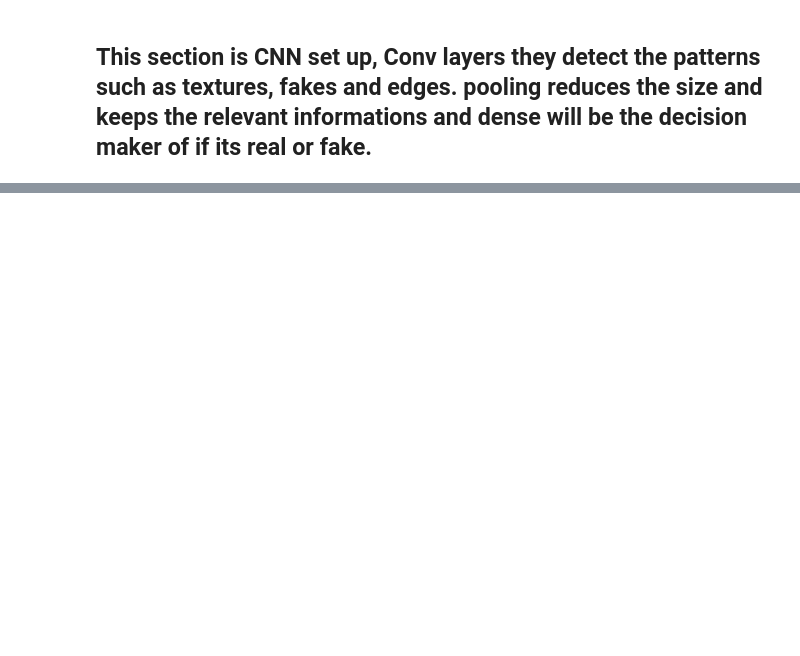
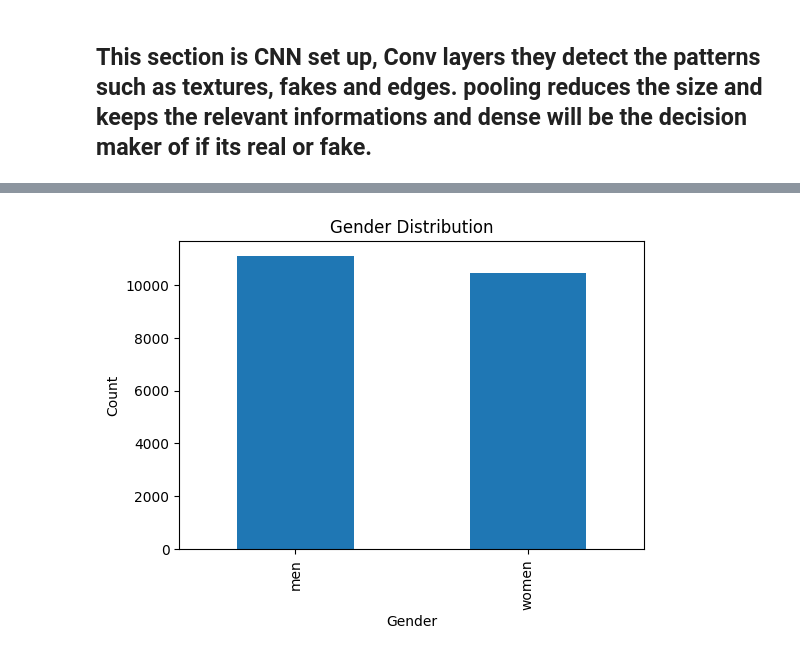
Before and after one commit to ayanamesu/Deep-Learning-for-Face-Spoofing-Detection, a Jupyter notebook: face_spoofing.ipynb, the cells around one changed output, grey strips where cells are left out. Drawn from its saved outputs; the diff is of its cells as text; code cells hidden in the pictures; blank space fills up the shorter version.

```diff
--- a/face_spoofing.ipynb
+++ b/face_spoofing.ipynb
@@ -318,0 +462,13 @@ NameError: name 'y_test' is not defined
+# %%
+gender_counts = df['gender'].value_counts()
+
+plt.figure(figsize=(6,4))
+gender_counts.plot(kind='bar')
+
+plt.title("Gender Distribution")
+plt.xlabel("Gender")
+plt.ylabel("Count")
+
+plt.show()
+# %% [output]
+[figure, added]
```
Also changed, not shown: parts of 23 cells of this notebook.
